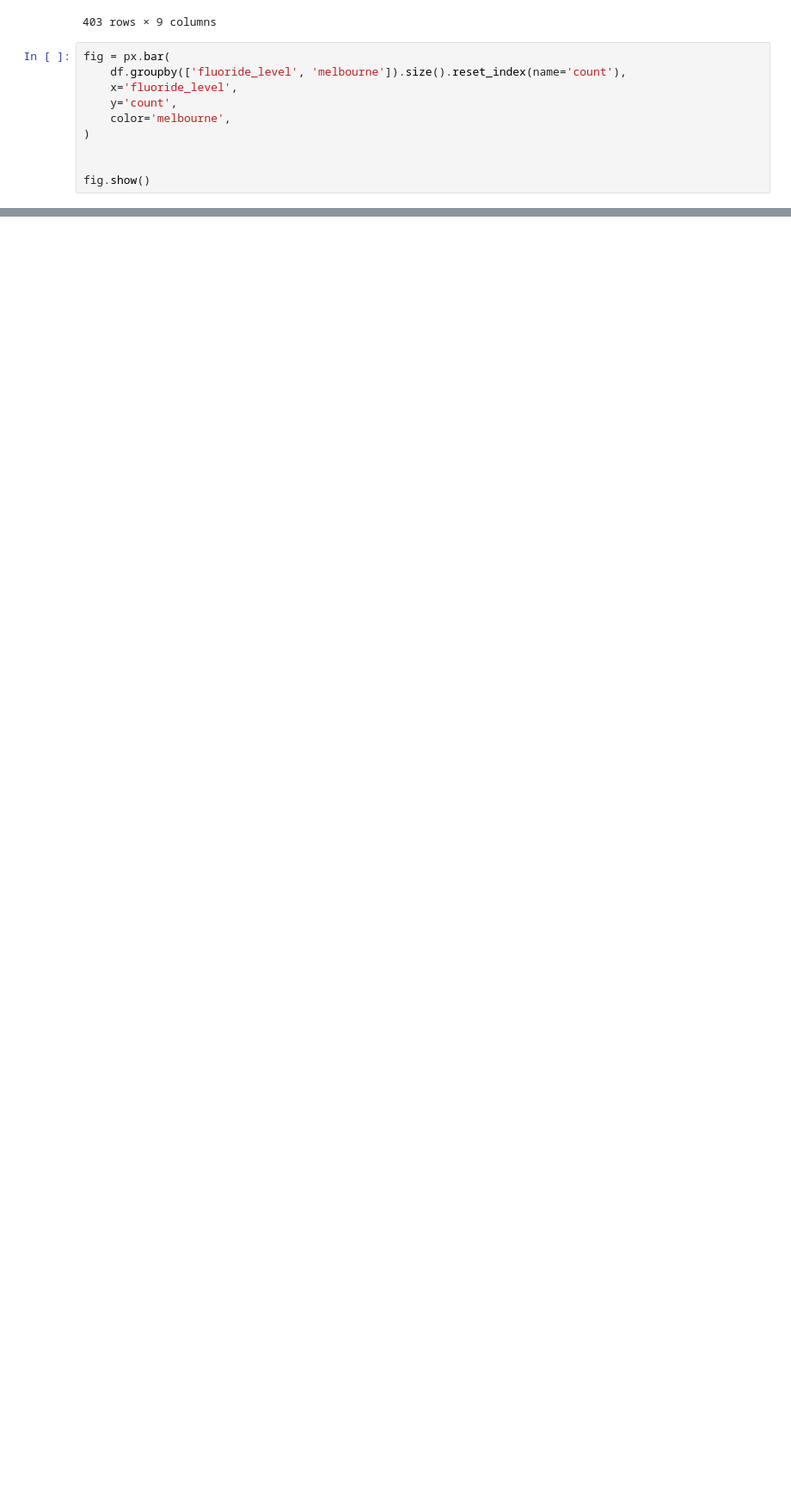
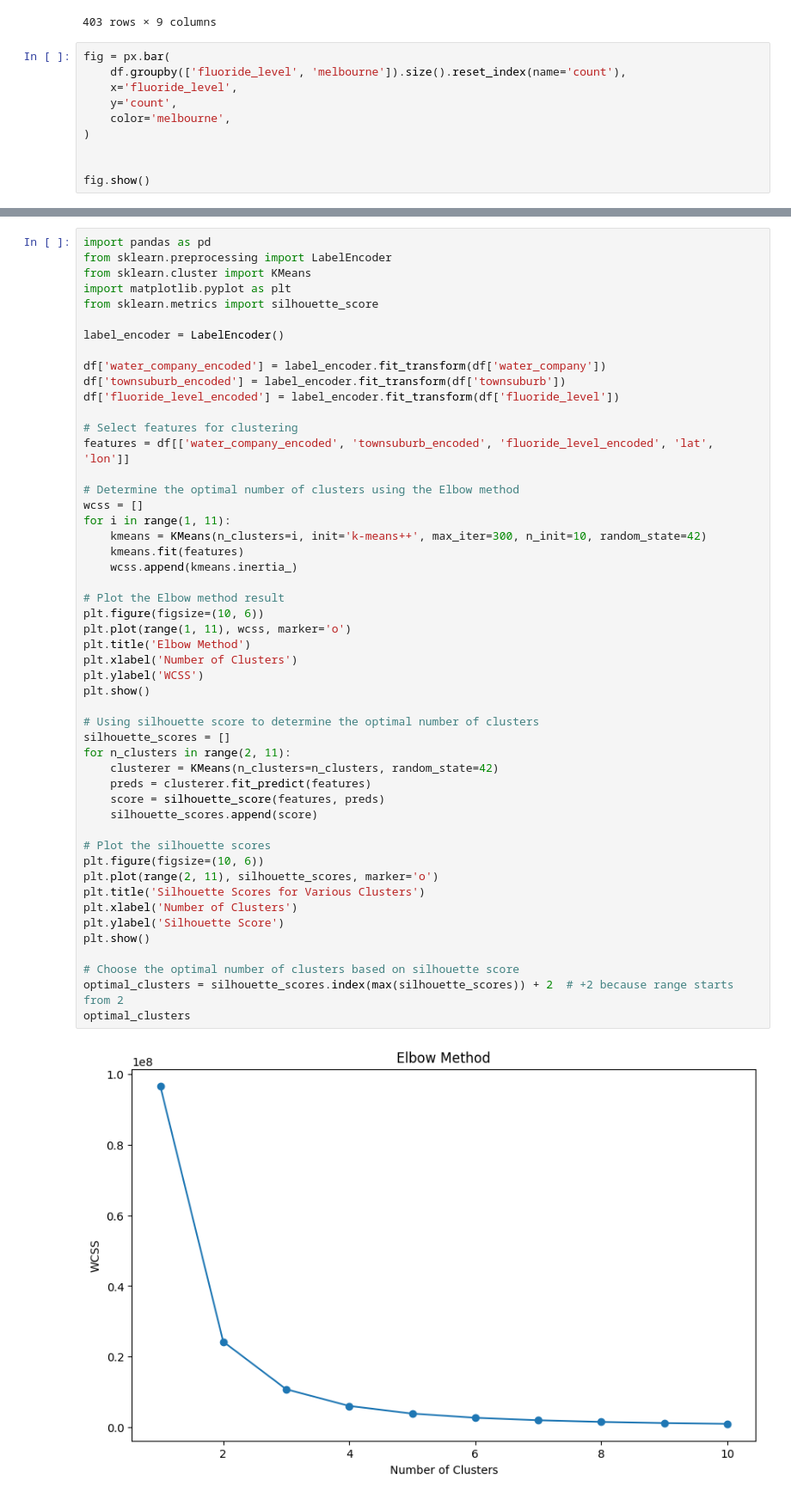
Before and after one commit to tienphatnguyendev/machine-learning-docs, a Jupyter notebook: clustering/notebooks/clustering.ipynb, the cells around one changed output, grey strips where cells are left out. Shown at 86% size. Saved outputs shown, nothing was run; the diff lists cells and outputs as text; blank space fills up the shorter version.

```diff
--- a/clustering/notebooks/clustering.ipynb
+++ b/clustering/notebooks/clustering.ipynb
@@ -179,0 +270,52 @@ gpd.read_file('https://raw.githubusercontent.com/codeforgermany/click_that_hood/
+# %%
+import pandas as pd
+from sklearn.preprocessing import LabelEncoder
+from sklearn.cluster import KMeans
+import matplotlib.pyplot as plt
+from sklearn.metrics import silhouette_score
+
+label_encoder = LabelEncoder()
+
+df['water_company_encoded'] = label_encoder.fit_transform(df['water_company'])
+df['townsuburb_encoded'] = label_encoder.fit_transform(df['townsuburb'])
+df['fluoride_level_encoded'] = label_encoder.fit_transform(df['fluoride_level'])
+
+# Select features for clustering
+features = df[['water_company_encoded', 'townsuburb_encoded', 'fluoride_level_encoded', 'lat', 'lon']]
+
+# Determine the optimal number of clusters using the Elbow method
+wcss = []
+for i in range(1, 11):
+    kmeans = KMeans(n_clusters=i, init='k-means++', max_iter=300, n_init=10, random_state=42)
+    kmeans.fit(features)
+    wcss.append(kmeans.inertia_)
+
+# Plot the Elbow method result
+plt.figure(figsize=(10, 6))
+plt.plot(range(1, 11), wcss, marker='o')
+plt.title('Elbow Method')
+plt.xlabel('Number of Clusters')
+plt.ylabel('WCSS')
+plt.show()
+
+# Using silhouette score to determine the optimal number of clusters
+silhouette_scores = []
+for n_clusters in range(2, 11):
+    clusterer = KMeans(n_clusters=n_clusters, random_state=42)
+    preds = clusterer.fit_predict(features)
+    score = silhouette_score(features, preds)
+    silhouette_scores.append(score)
+
+# Plot the silhouette scores
+plt.figure(figsize=(10, 6))
+plt.plot(range(2, 11), silhouette_scores, marker='o')
+plt.title('Silhouette Scores for Various Clusters')
+plt.xlabel('Number of Clusters')
+plt.ylabel('Silhouette Score')
+plt.show()
+
+# Choose the optimal number of clusters based on silhouette score
+optimal_clusters = silhouette_scores.index(max(silhouette_scores)) + 2  # +2 because range starts from 2
+optimal_clusters
+# %% [output]
+[figure, added]
```
Also changed, not shown: parts of 24 cells of this notebook, 3 other files.
